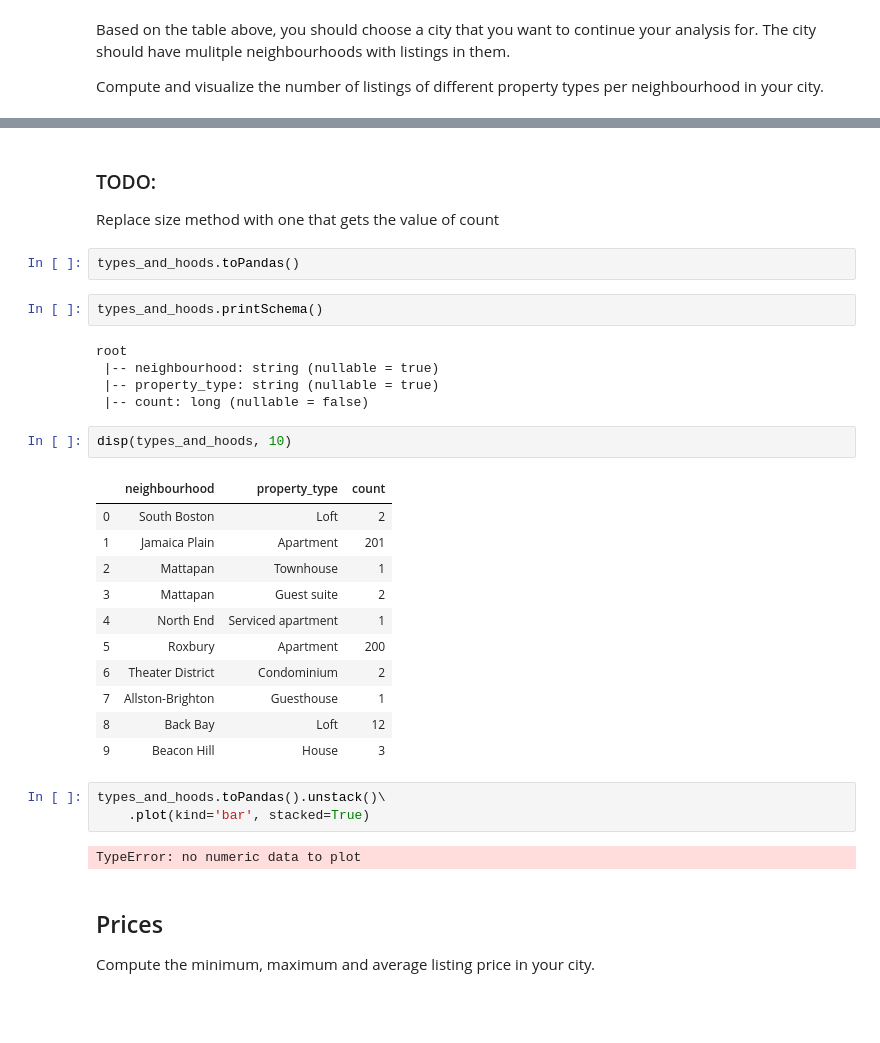
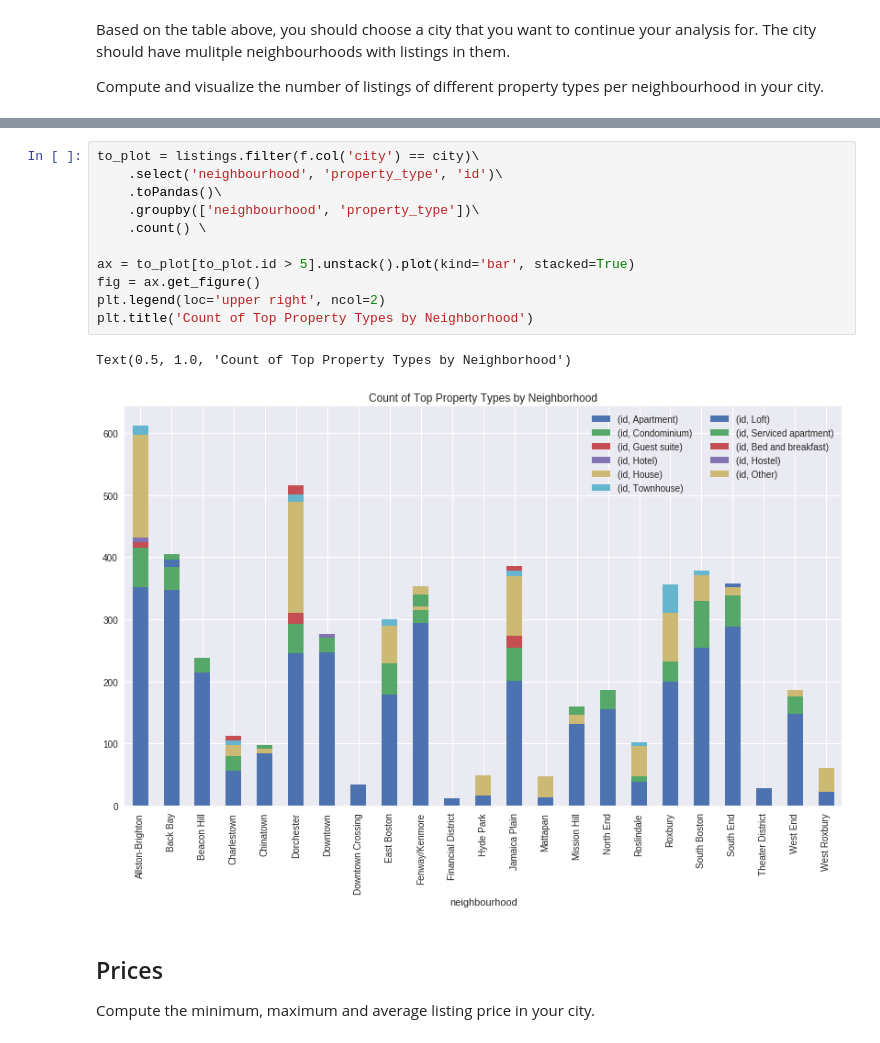
Before and after one commit to zacharyneveu/DS_Tools_Project3, a Jupyter notebook: Project 3 - Airbnb.ipynb, the cells around one changed output, grey strips where cells are left out. Drawn from its saved outputs; the diff is of its cells as text; blank space fills up the shorter version.

```diff
--- a/Project 3 - Airbnb.ipynb
+++ b/Project 3 - Airbnb.ipynb
@@ -273,34 +258,17 @@ only showing top 20 rows
-# %% [markdown]
-### TODO:
-Replace size method with one that gets the value of count
-# %%
-types_and_hoods.toPandas()
-# %%
-types_and_hoods.printSchema()
-# %% [output]
-root
- |-- neighbourhood: string (nullable = true)
- |-- property_type: string (nullable = true)
- |-- count: long (nullable = false)
-# %%
-disp(types_and_hoods, 10)
-# %% [output]
-|  | neighbourhood | property_type | count |
-| 0 | South Boston | Loft | 2 |
-| 1 | Jamaica Plain | Apartment | 201 |
-| 2 | Mattapan | Townhouse | 1 |
-| 3 | Mattapan | Guest suite | 2 |
-| 4 | North End | Serviced apartment | 1 |
-| 5 | Roxbury | Apartment | 200 |
-| 6 | Theater District | Condominium | 2 |
-| 7 | Allston-Brighton | Guesthouse | 1 |
-| 8 | Back Bay | Loft | 12 |
-| 9 | Beacon Hill | House | 3 |
-# %%
-types_and_hoods.toPandas().unstack()\
-    .plot(kind='bar', stacked=True)
-# %% [output]
-TypeError: no numeric data to plot
+# %%
+to_plot = listings.filter(f.col('city') == city)\
+    .select('neighbourhood', 'property_type', 'id')\
+    .toPandas()\
+    .groupby(['neighbourhood', 'property_type'])\
+    .count() \
+
+ax = to_plot[to_plot.id > 5].unstack().plot(kind='bar', stacked=True)
+fig = ax.get_figure()
+plt.legend(loc='upper right', ncol=2)
+plt.title('Count of Top Property Types by Neighborhood')
+# %% [output]
+Text(0.5, 1.0, 'Count of Top Property Types by Neighborhood')
+[figure, added]
 # %% [markdown]
 ## Prices
 Compute the minimum, maximum and average listing price in your city.
```
Also changed, not shown: parts of 33 cells of this notebook, 3 other files.
